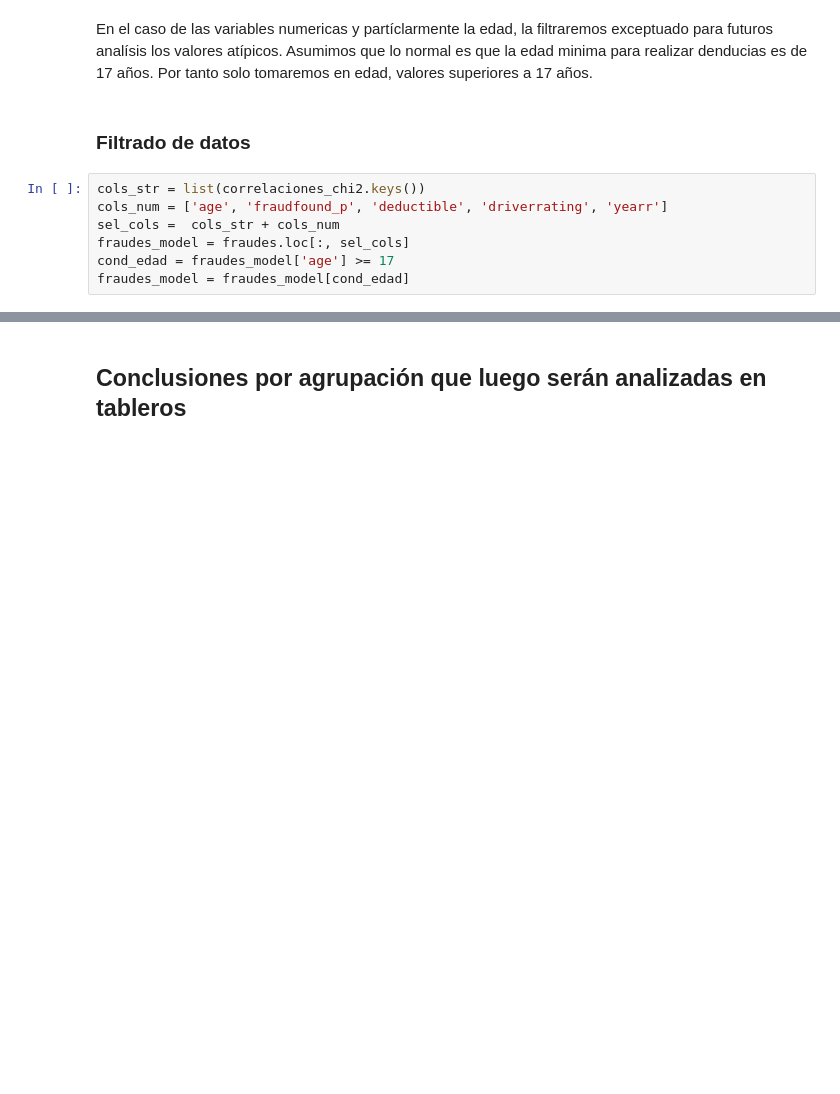
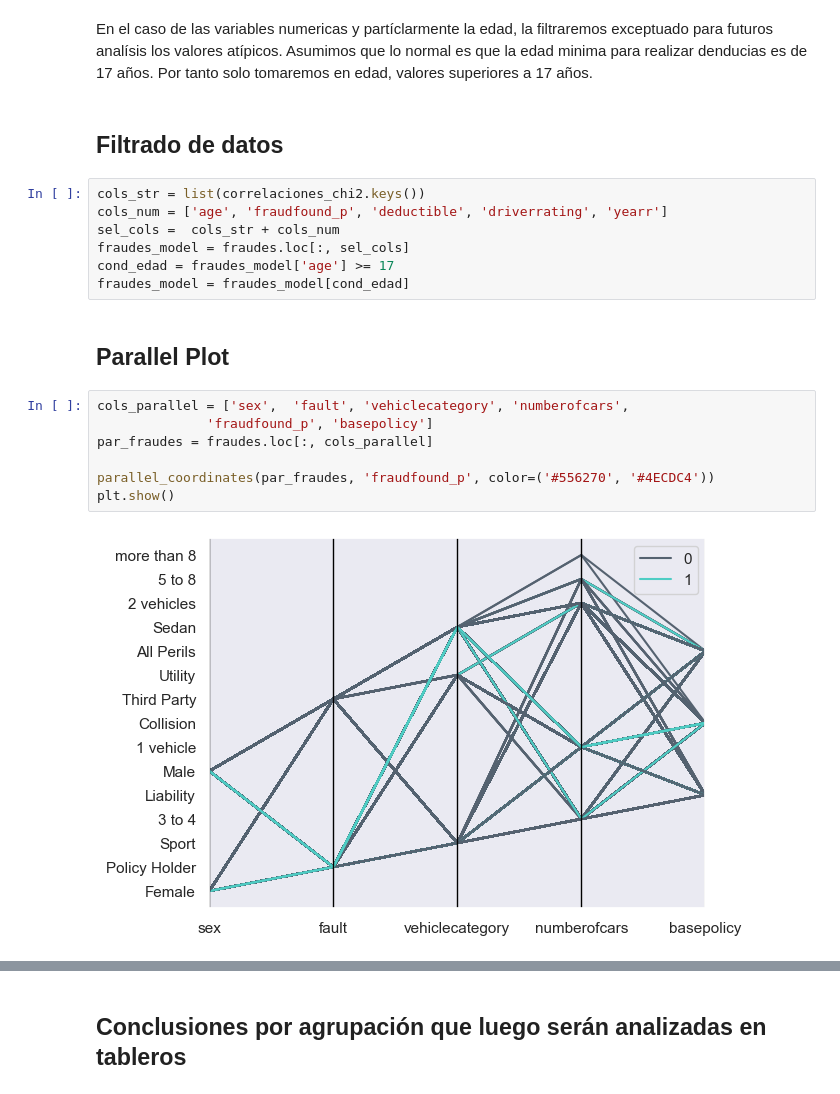
Before and after one commit to jdrincone/fraudes, a Jupyter notebook: fraudes/notebook/notebook.ipynb, the cells around one changed output, grey strips where cells are left out. Saved outputs shown, nothing was run; the diff lists cells and outputs as text; blank space fills up the shorter version.

Commit message:
fix: actualiza notebook con parallel plot

```diff
--- a/fraudes/notebook/notebook.ipynb
+++ b/fraudes/notebook/notebook.ipynb
@@ -399,7 +400,7 @@ correlaciones_chi2
 # %% [markdown]
 En el caso de las variables numericas y partíclarmente la edad, la filtraremos exceptuado para futuros analísis los valores atípicos. Asumimos que lo normal es que la edad minima para realizar denducias es de 17 años. Por tanto solo tomaremos en edad, valores superiores a 17 años.
 # %% [markdown]
-### Filtrado de datos
+## Filtrado de datos
 # %%
 cols_str = list(correlaciones_chi2.keys())
 cols_num = ['age', 'fraudfound_p', 'deductible', 'driverrating', 'yearr']
@@ -407,3 +408,14 @@ sel_cols =  cols_str + cols_num
 fraudes_model = fraudes.loc[:, sel_cols]
 cond_edad = fraudes_model['age'] >= 17
 fraudes_model = fraudes_model[cond_edad]
+# %% [markdown]
+## Parallel Plot
+# %%
+cols_parallel = ['sex',  'fault', 'vehiclecategory', 'numberofcars',
+              'fraudfound_p', 'basepolicy']
+par_fraudes = fraudes.loc[:, cols_parallel]
+
+parallel_coordinates(par_fraudes, 'fraudfound_p', color=('#556270', '#4ECDC4'))
+plt.show()
+# %% [output]
+[figure, added]
```
Also changed, not shown: parts of 5 cells of this notebook, 1 other file.
